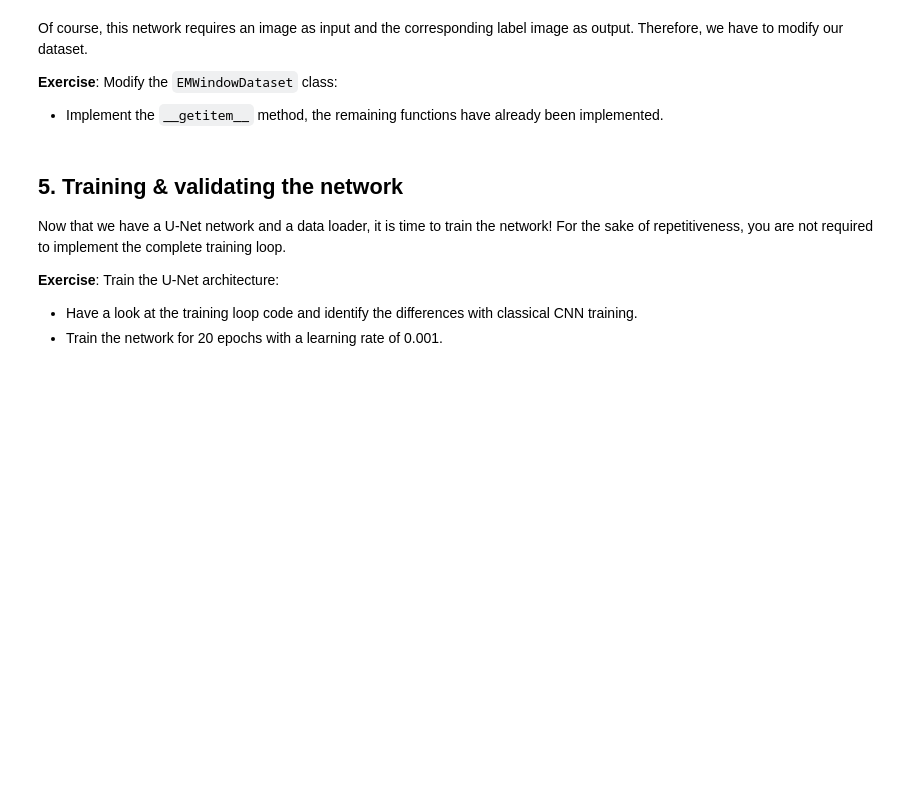
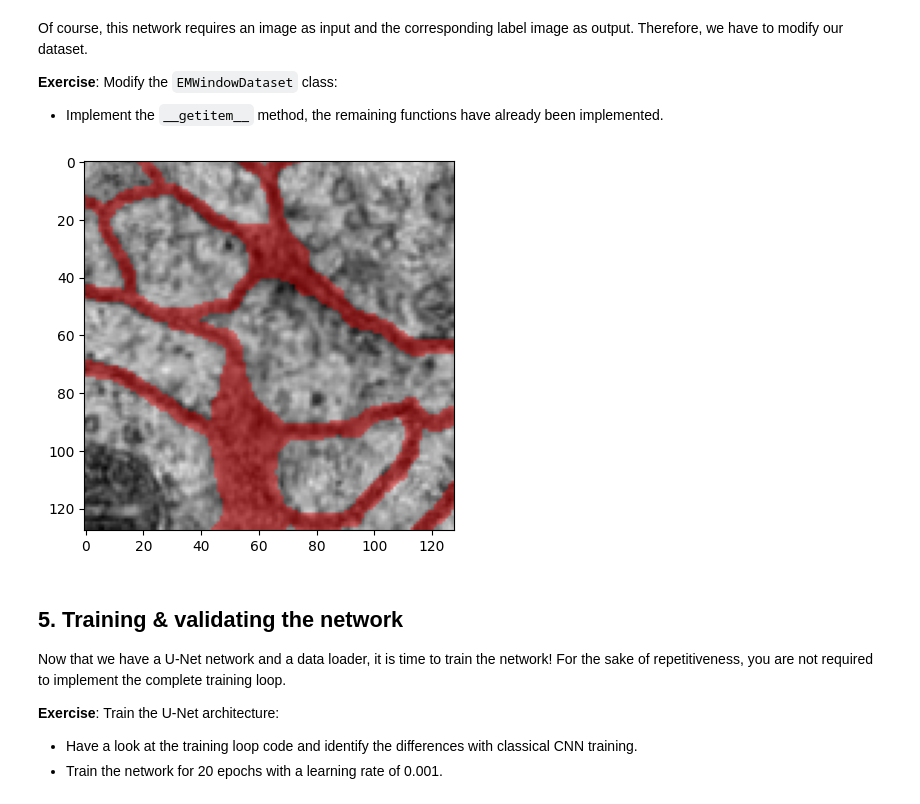
Before and after one commit to SilverViking/deep-learning-biology, a Jupyter notebook: exercises/assignments/2020-dlb-3-cnn-segmentation.ipynb, the cells around one changed output. Cells and saved outputs as stored; diff of their text form; code cells hidden in the pictures; blank space fills up the shorter version.

```diff
--- a/exercises/assignments/2020-dlb-3-cnn-segmentation.ipynb
+++ b/exercises/assignments/2020-dlb-3-cnn-segmentation.ipynb
@@ -414,33 +675,50 @@ class EMWindowDataset(data.Dataset):
         # save the labels
         self.y = y
 
     def __getitem__(self, i):
         """
         INSERT CODE HERE
         """
+        # The code here was a suggested solution, but IMO not quite clean:
+        # taking random patches is not the task of a DataSet
+        # but of the DataLoader with shuffle=True.
+        # We really should take a window around the i-th pixel.
+
+        # generate random location in the data
+        z = np.random.randint(self.x.shape[0])
+        y = np.random.randint(self.x.shape[1] - self.wnd_sz[0] + 1)
+        x = np.random.randint(self.x.shape[2] - self.wnd_sz[1] + 1)
+
+        # extract the input and label windows
+        wnd_x = self.x[z:z + 1, y:y + self.wnd_sz[0], x:x + self.wnd_sz[1]]
+        wnd_y = self.y[z:z + 1, y:y + self.wnd_sz[0], x:x + self.wnd_sz[1]]
+
+        return wnd_x, wnd_y
 
     def __len__(self):
         return self.max_iter_epoch
 
 # parameters
 window_size = (128, 128)
 batch_size = 2
 max_iter_epoch = 128
 
 # make an instance of the dataset for training and testing
 ds_train = EMWindowDataset(x_train, y_train, window_size, max_iter_epoch)
 ds_test = EMWindowDataset(x_test, y_test, window_size, max_iter_epoch)
 
 # test the class
 n = np.random.randint(len(ds_train))
 x, y = ds_train[n]
 x_overlay = overlay(x[0], 1 - y[0], colors=[(1, 0, 0)], alpha=0.4)
 plt.imshow(x_overlay)
 plt.show()
 
 # setup the data loader
 train_loader = DataLoader(ds_train, batch_size=batch_size, shuffle=True)
 test_loader = DataLoader(ds_test, batch_size=batch_size, shuffle=True)
+# %% [output]
+[figure, added]
 # %% [markdown]
 ## 5. Training & validating the network
 
```
Also changed, not shown: parts of 14 cells of this notebook.
